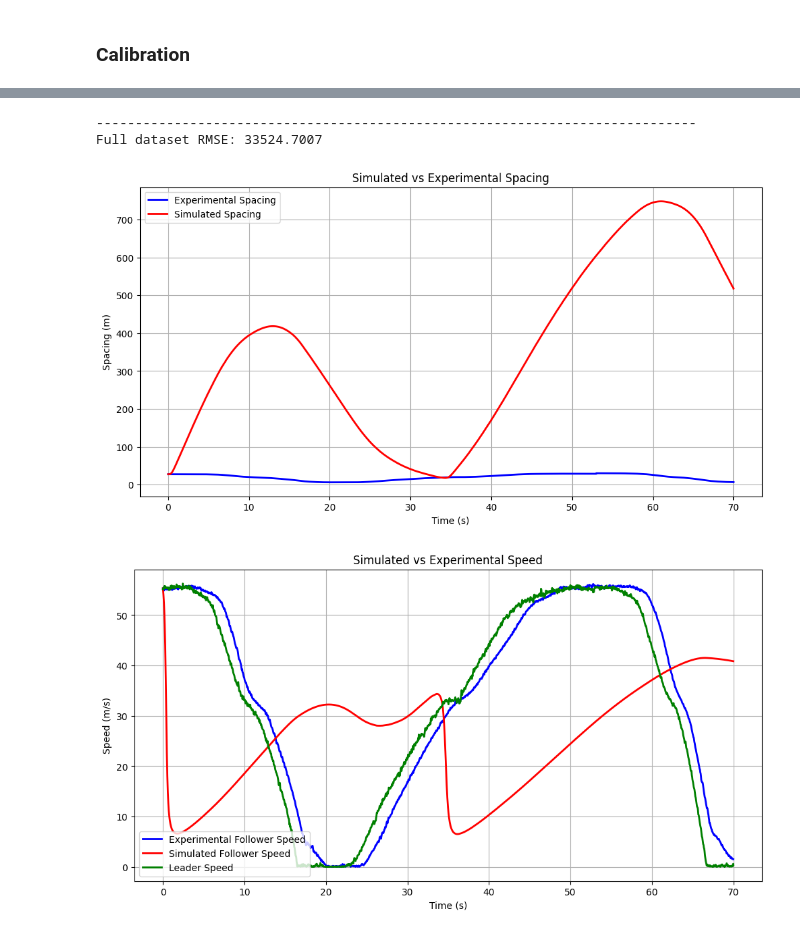
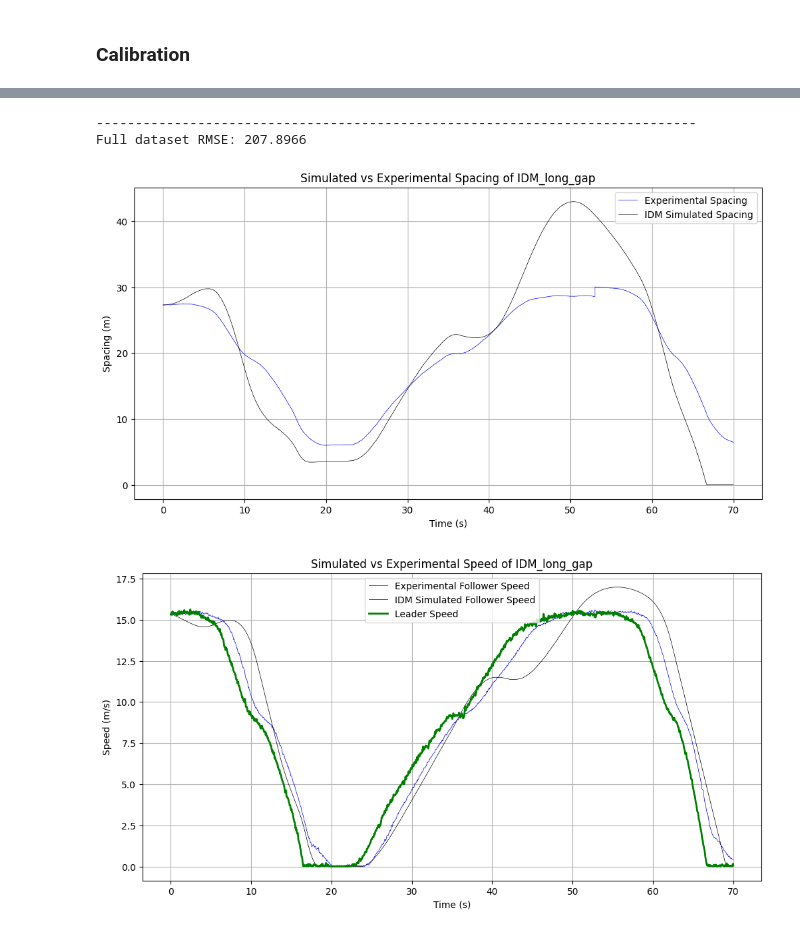
Before and after one commit to AARC-lab/car-following-behavior-EVACC-paper-recreation, a Jupyter notebook: notebook/IDM_calibration.ipynb, the cells around one changed output, grey strips where cells are left out. Drawn from its saved outputs; the diff is of its cells as text; code cells hidden in the pictures.

Commit message:
Update the plot function

```diff
--- a/notebook/IDM_calibration.ipynb
+++ b/notebook/IDM_calibration.ipynb
@@ -118,7 +157,8 @@ def idm_model(params, time, lead_speed, initial_spacing, initial_speed):
 # %%
 # Define the objective function (spacing RMSE)
 def objective(params, time, lead_speed, experimental_spacing, initial_spacing, initial_speed):
-    simulated_spacing, _ = idm_model(params, time, lead_speed, initial_spacing, initial_speed)
+    # simulated_spacing, _ = idm_model(params, time, lead_speed, initial_spacing, initial_speed)
+    simulated_spacing, _ = modified_idm_model(params, time, lead_speed, initial_spacing, initial_speed)
     rmse = np.sqrt(np.mean((simulated_spacing - experimental_spacing)**2))
     return rmse
 # %%
@@ -303,0 +307,3 @@ memory usage: 18.0+ MB
+# %%
+report_path = "../REPORTS/IDM/"
+model_name = "IDM_medium_gap"
@@ -384,0 +345,2 @@ Best RMSE : 1700.6163121558056
+# %%
+long_gap_best_params,long_gap_best_rmse = calibaration_start(long_gap_df)
@@ -385,10 +365,11 @@ Best RMSE : 1700.6163121558056
 # %%
-test_and_viz_full_dataset(long_gap_df,long_gap_best_params,limit=(0, 70))
+model_name = "IDM_long_gap"
+test_and_viz_full_dataset(long_gap_df,long_gap_best_params,model_name,report_path,limit=(0, 70))
 # %% [output]
 -----------------------------------------------------------------------------
-Full dataset RMSE: 33524.7007
+Full dataset RMSE: 207.8966
-[figure, old version]
+[figure, new version]
-[figure, old version]
+[figure, new version]
 # %%
 xlong_gap_best_params,xlong_gap_best_rms = calibaration_start(xlong_gap_df)
 # %% [output]
```
Also changed, not shown: parts of 18 cells of this notebook, 1 other file.
